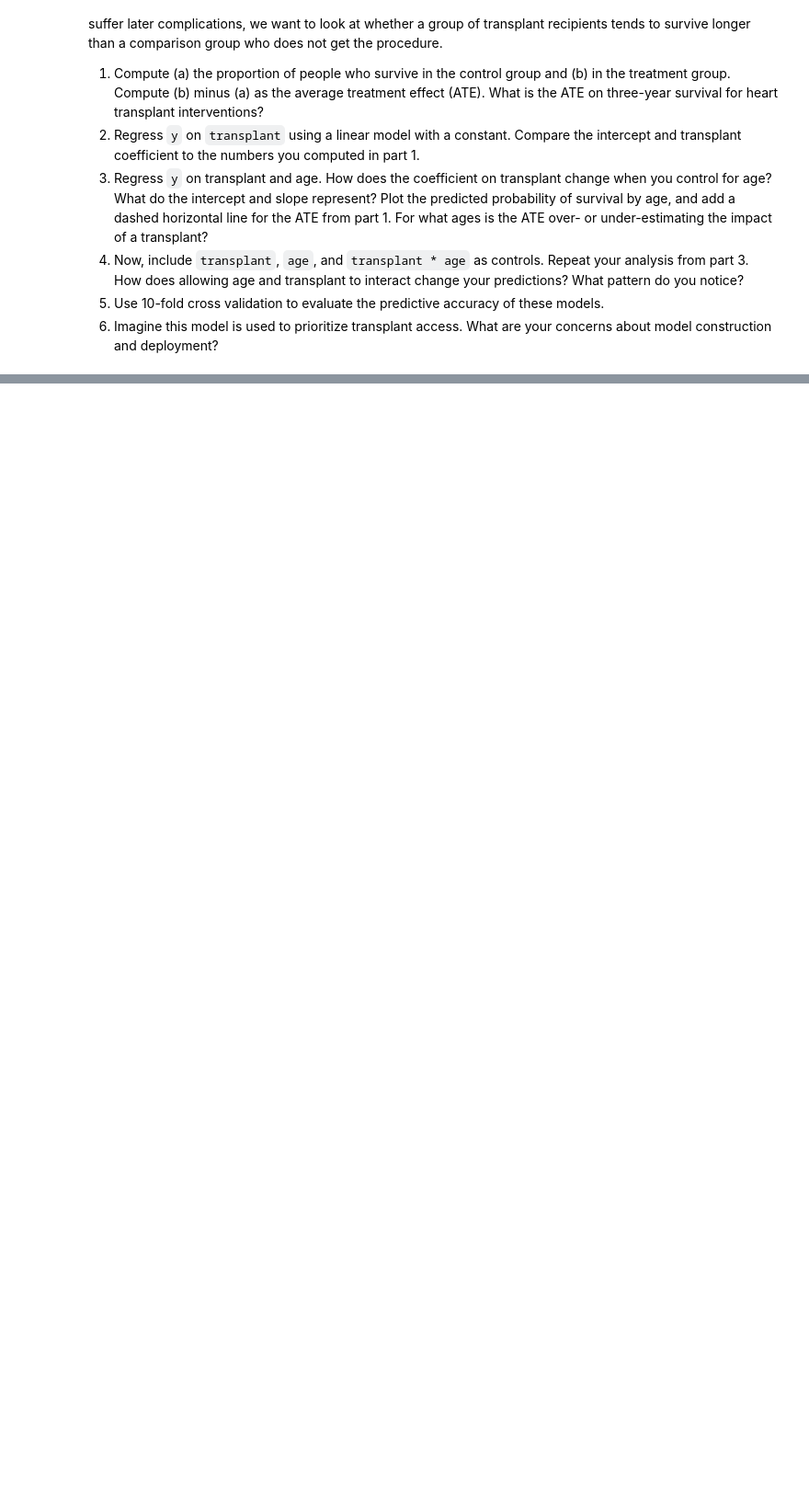
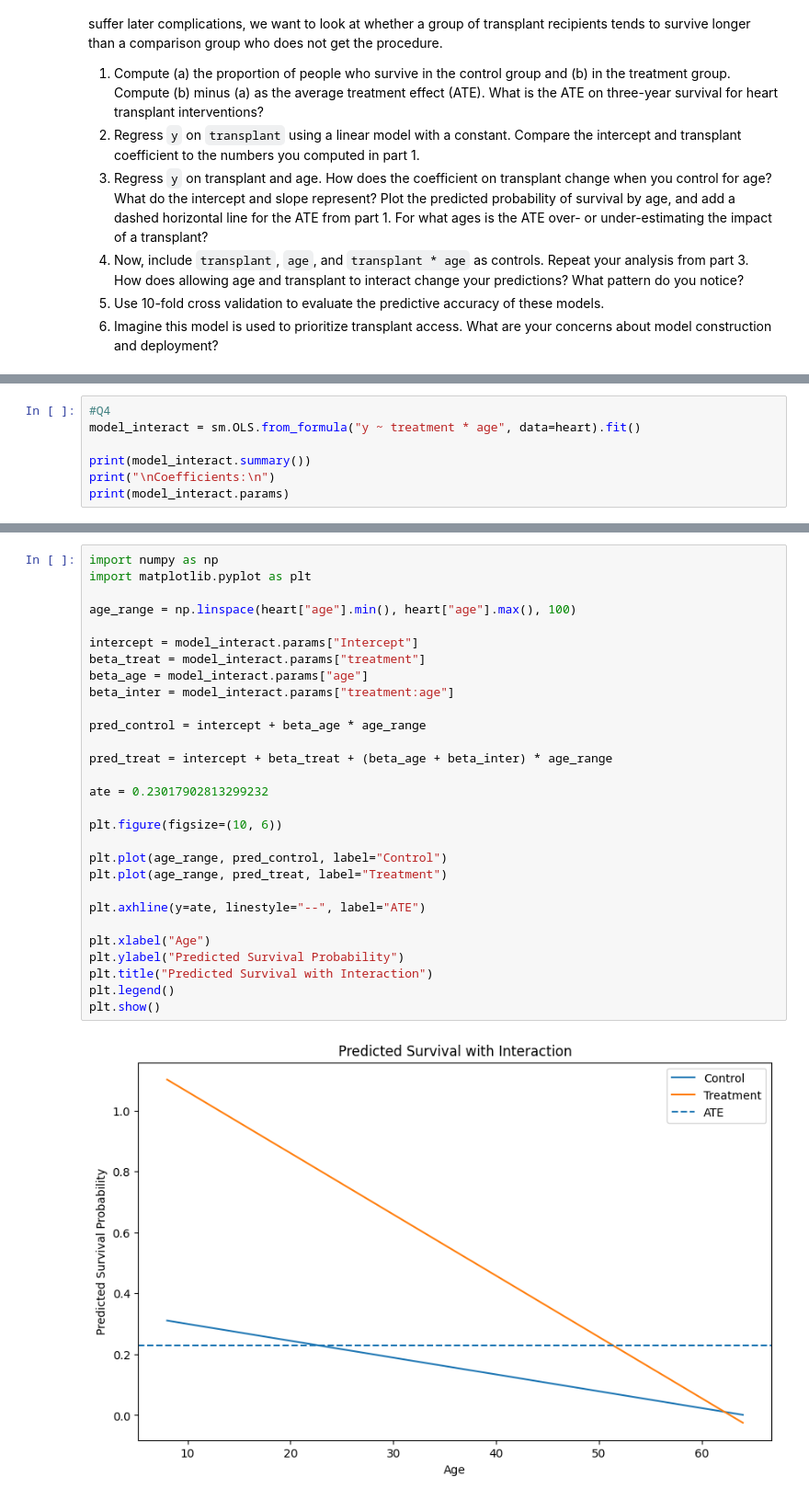
Before and after one commit to joellezamperini/undergrad_ml_assignments, a Jupyter notebook: 03_assignment_linear_models.ipynb, the cells around one changed output, grey strips where cells are left out. Shown at 92% size. Saved outputs shown, nothing was run; the diff lists cells and outputs as text; blank space fills up the shorter version.

```diff
--- a/03_assignment_linear_models.ipynb
+++ b/03_assignment_linear_models.ipynb
@@ -565,0 +684,7 @@ Since a heart transplant is a dangerous operation and even people who successful
+# %%
+#Q4
+model_interact = sm.OLS.from_formula("y ~ treatment * age", data=heart).fit()
+
+print(model_interact.summary())
+print("\nCoefficients:\n")
+print(model_interact.params)
@@ -565,0 +709,31 @@ Since a heart transplant is a dangerous operation and even people who successful
+# %%
+import numpy as np
+import matplotlib.pyplot as plt
+
+age_range = np.linspace(heart["age"].min(), heart["age"].max(), 100)
+
+intercept = model_interact.params["Intercept"]
+beta_treat = model_interact.params["treatment"]
+beta_age = model_interact.params["age"]
+beta_inter = model_interact.params["treatment:age"]
+
+pred_control = intercept + beta_age * age_range
+
+pred_treat = intercept + beta_treat + (beta_age + beta_inter) * age_range
+
+ate = 0.23017902813299232
+
+plt.figure(figsize=(10, 6))
+
+plt.plot(age_range, pred_control, label="Control")
+plt.plot(age_range, pred_treat, label="Treatment")
+
+plt.axhline(y=ate, linestyle="--", label="ATE")
+
+plt.xlabel("Age")
+plt.ylabel("Predicted Survival Probability")
+plt.title("Predicted Survival with Interaction")
+plt.legend()
+plt.show()
+# %% [output]
+[figure, added]
```
Also changed, not shown: parts of 22 cells of this notebook.
